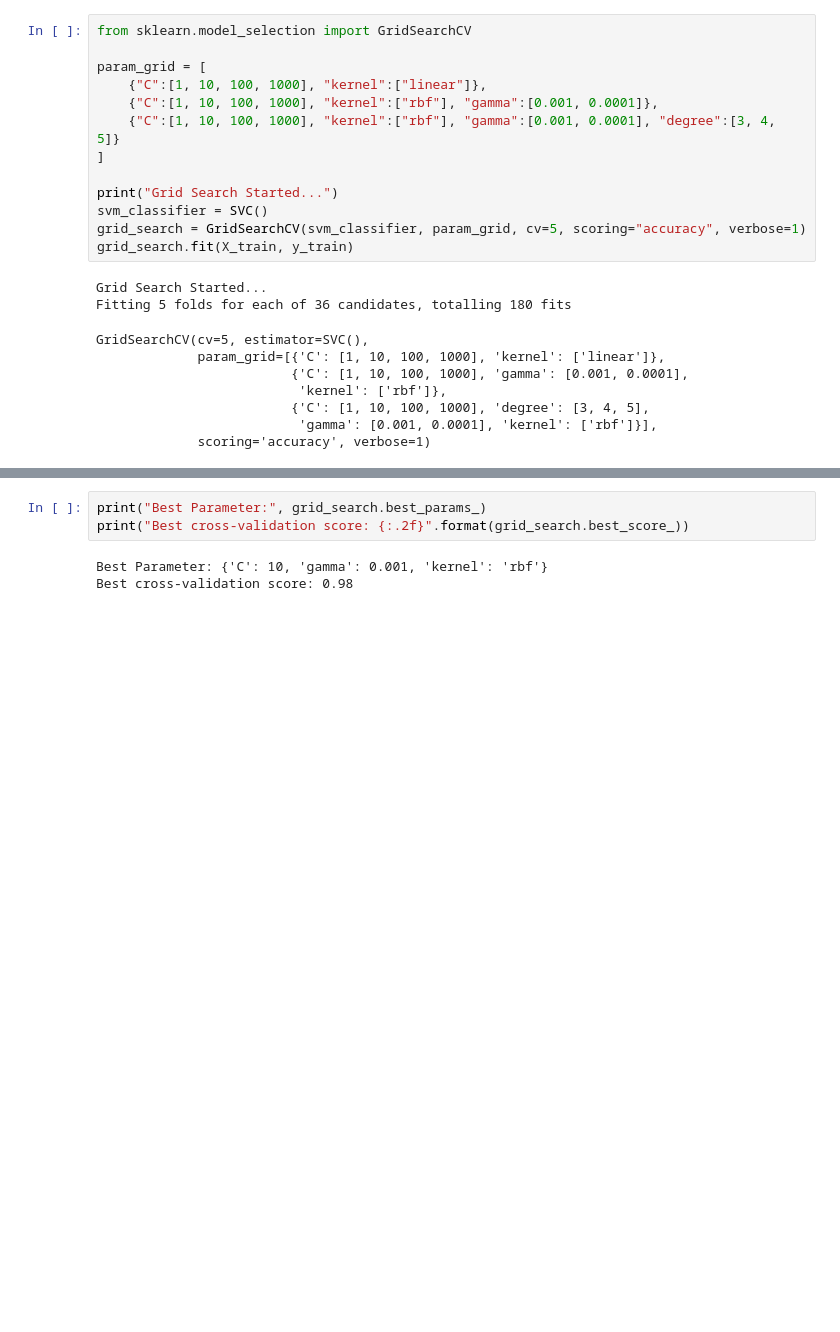
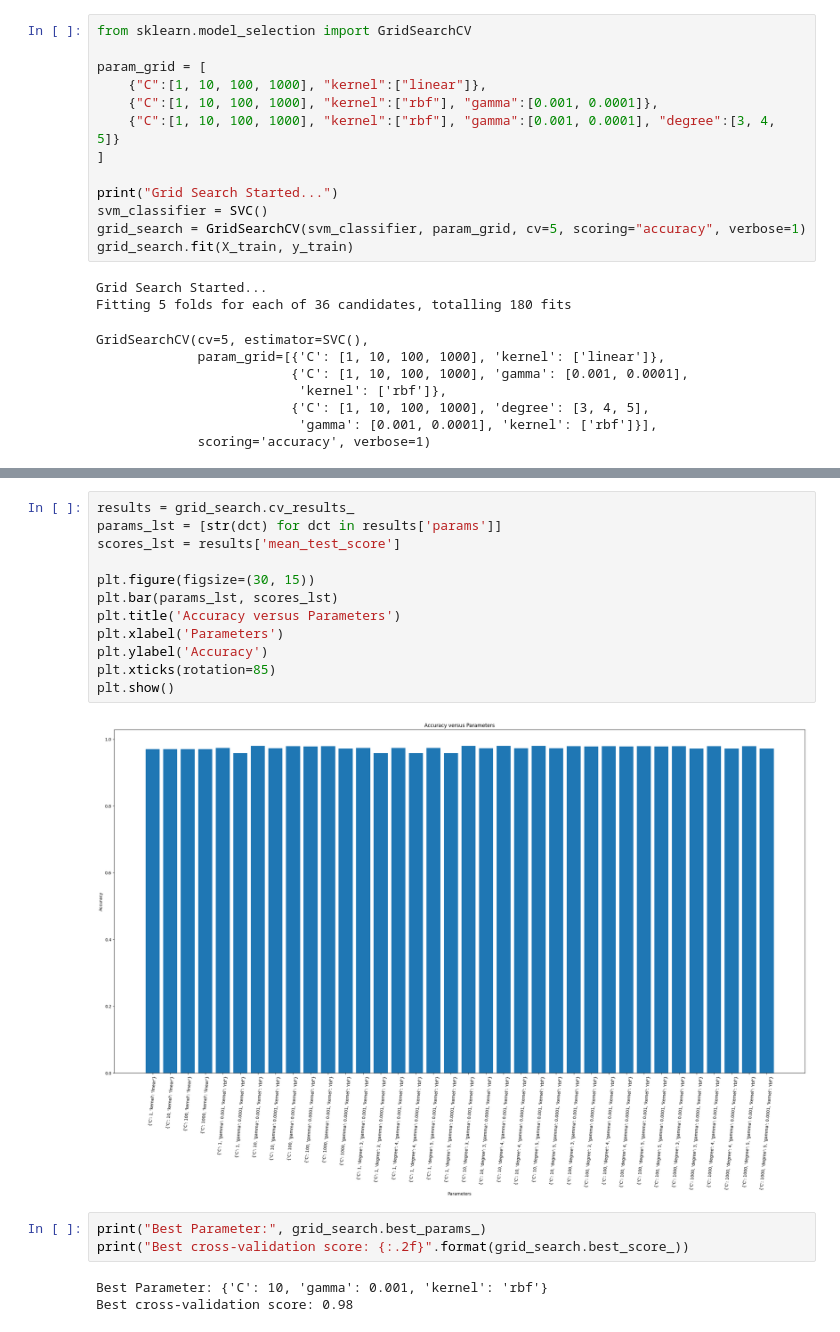
Before and after one commit to AkashWudali12/Pneumonia-Detection-System, a Jupyter notebook: Pneumonia_Dection_Model.ipynb, the cells around one changed output, grey strips where cells are left out. Saved outputs shown, nothing was run; the diff lists cells and outputs as text; blank space fills up the shorter version.

```diff
--- a/Pneumonia_Dection_Model.ipynb
+++ b/Pneumonia_Dection_Model.ipynb
@@ -128,3 +218,17 @@ GridSearchCV(cv=5, estimator=SVC(),
+# %%
+results = grid_search.cv_results_
+params_lst = [str(dct) for dct in results['params']]
+scores_lst = results['mean_test_score']
+
+plt.figure(figsize=(30, 15))
+plt.bar(params_lst, scores_lst)
+plt.title('Accuracy versus Parameters')
+plt.xlabel('Parameters')
+plt.ylabel('Accuracy')
+plt.xticks(rotation=85)
+plt.show()
+# %% [output]
+[figure, added]
 # %%
 print("Best Parameter:", grid_search.best_params_)
 print("Best cross-validation score: {:.2f}".format(grid_search.best_score_))
```
Also changed, not shown: parts of 29 cells of this notebook.
